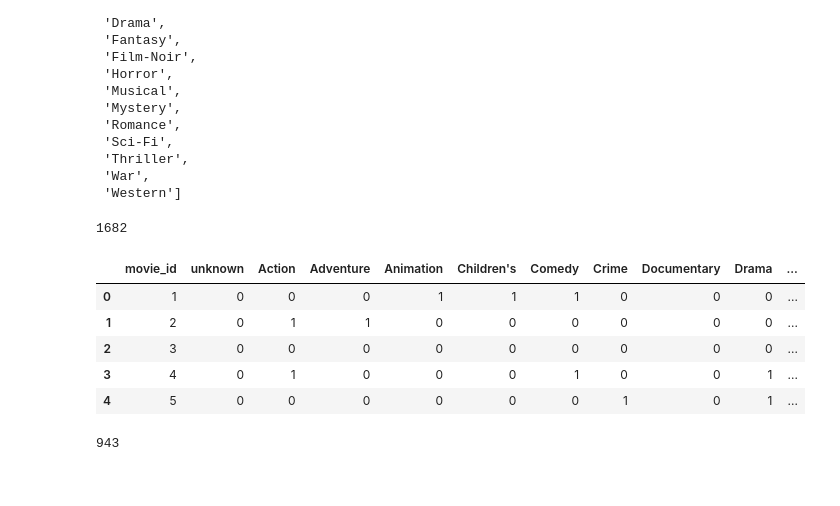
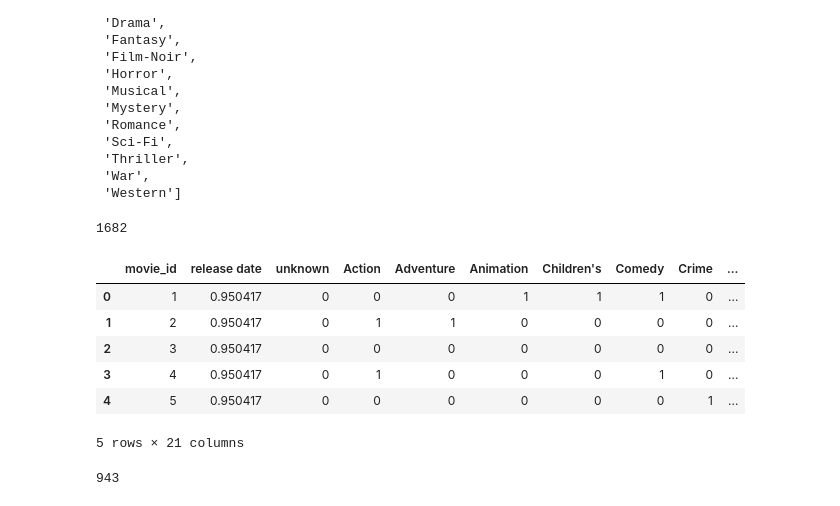
Before and after one commit to Smulemun/PMLDL-assignment2, a Jupyter notebook: notebooks/1_initial_data_exploration.ipynb, the cells around one changed output. Saved outputs shown, nothing was run; the diff lists cells and outputs as text; code cells hidden in the pictures.

```diff
--- a/notebooks/1_initial_data_exploration.ipynb
+++ b/notebooks/1_initial_data_exploration.ipynb
@@ -60,17 +59,24 @@ genres
 # %%
 items = pd.read_csv('../data/raw/ml-100k/u.item', sep='|', encoding="ISO-8859-1", names=['movie_id', 'movie title', 'release date', 'video release date', 'IMDB URL'] + genres)
 items = items.drop(['movie title', 'video release date', 'IMDB URL'], axis=1)
-items = items.drop('release date', axis=1) # !!!!! tmp
+items['release date'] = items['release date'].fillna('01-Jan-1970')
+items['release date'] = pd.to_datetime(items['release date'], format=r'%d-%b-%Y')
+items['release date'] = (items['release date'] - pd.Timestamp("1970-01-01")) // pd.Timedelta('1s')
+
+scaler = MinMaxScaler()
+items[['release date']] = scaler.fit_transform(items[['release date']])
+
 print(len(items))
 items.head()
 # %% [output]
 1682
-|  | movie_id | unknown | Action | Adventure | Animation | Children's | Comedy | Crime | Documentary | Drama | ... |
-| 0 | 1 | 0 | 0 | 0 | 1 | 1 | 1 | 0 | 0 | 0 | ... |
-| 1 | 2 | 0 | 1 | 1 | 0 | 0 | 0 | 0 | 0 | 0 | ... |
-| 2 | 3 | 0 | 0 | 0 | 0 | 0 | 0 | 0 | 0 | 0 | ... |
-| 3 | 4 | 0 | 1 | 0 | 0 | 0 | 1 | 0 | 0 | 1 | ... |
-| 4 | 5 | 0 | 0 | 0 | 0 | 0 | 0 | 1 | 0 | 1 | ... |
+|  | movie_id | release date | unknown | Action | Adventure | Animation | Children's | Comedy | Crime | ... |
+| 0 | 1 | 0.950417 | 0 | 0 | 0 | 1 | 1 | 1 | 0 | ... |
+| 1 | 2 | 0.950417 | 0 | 1 | 1 | 0 | 0 | 0 | 0 | ... |
+| 2 | 3 | 0.950417 | 0 | 0 | 0 | 0 | 0 | 0 | 0 | ... |
+| 3 | 4 | 0.950417 | 0 | 1 | 0 | 0 | 0 | 1 | 0 | ... |
+| 4 | 5 | 0.950417 | 0 | 0 | 0 | 0 | 0 | 0 | 1 | ... |
+5 rows × 21 columns
 # %%
 movie_features = {}
 
```
Also changed, not shown: parts of 1 cell of this notebook, 3 other files.
